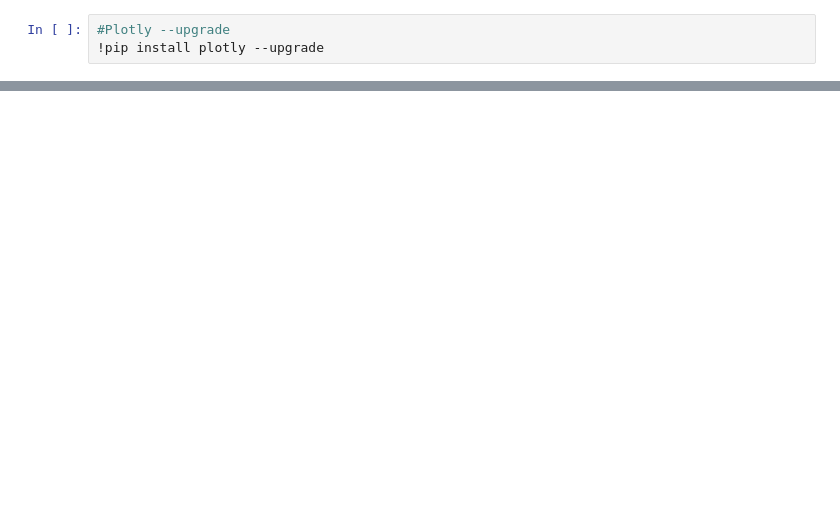
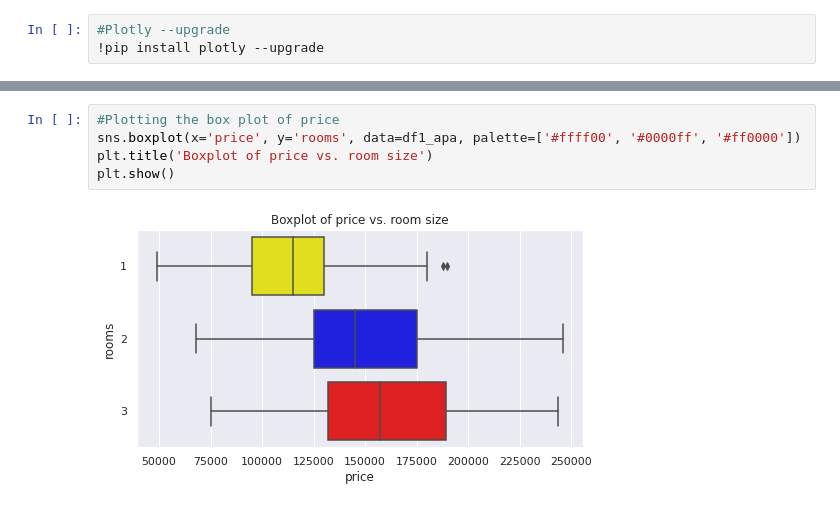
Before and after one commit to gabrielborja/python_data_analysis, a Jupyter notebook: real_state_analytics.ipynb, the cells around one changed output, grey strips where cells are left out. Saved outputs shown, nothing was run; the diff lists cells and outputs as text; blank space fills up the shorter version.

```diff
--- a/real_state_analytics.ipynb
+++ b/real_state_analytics.ipynb
@@ -289,0 +340,7 @@ df1_dep.head()
+# %%
+#Plotting the box plot of price
+sns.boxplot(x='price', y='rooms', data=df1_apa, palette=['#ffff00', '#0000ff', '#ff0000'])
+plt.title('Boxplot of price vs. room size')
+plt.show()
+# %% [output]
+[figure, added]
```
Also changed, not shown: parts of 20 cells of this notebook.
